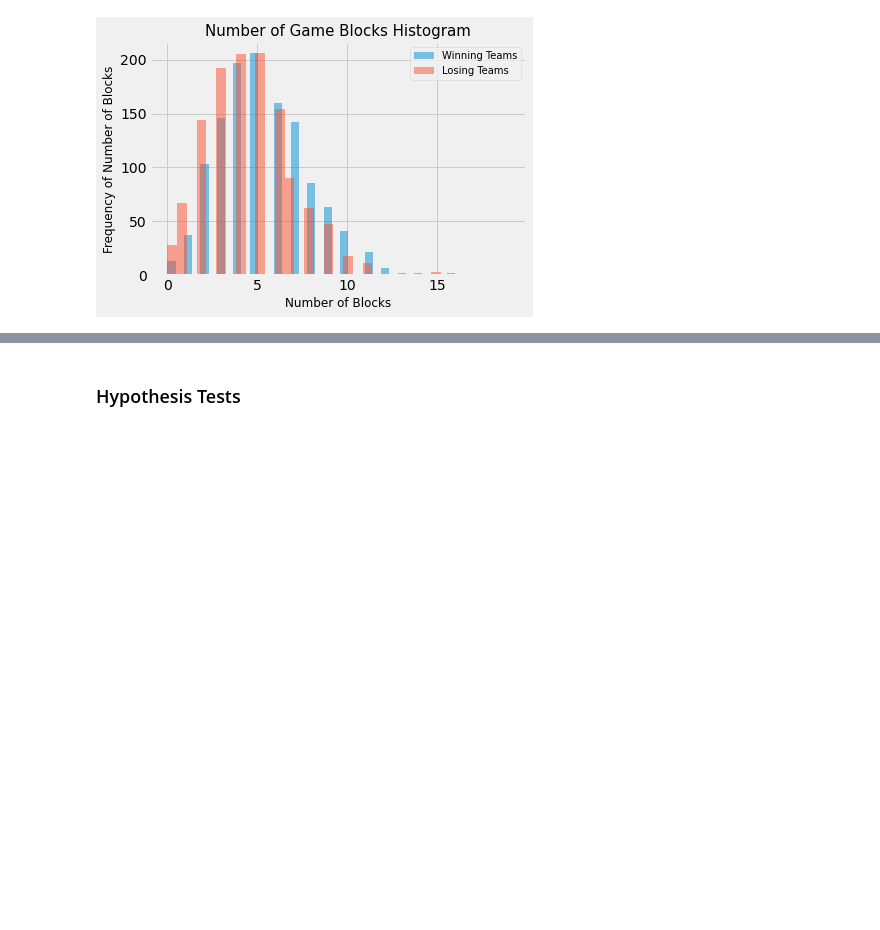
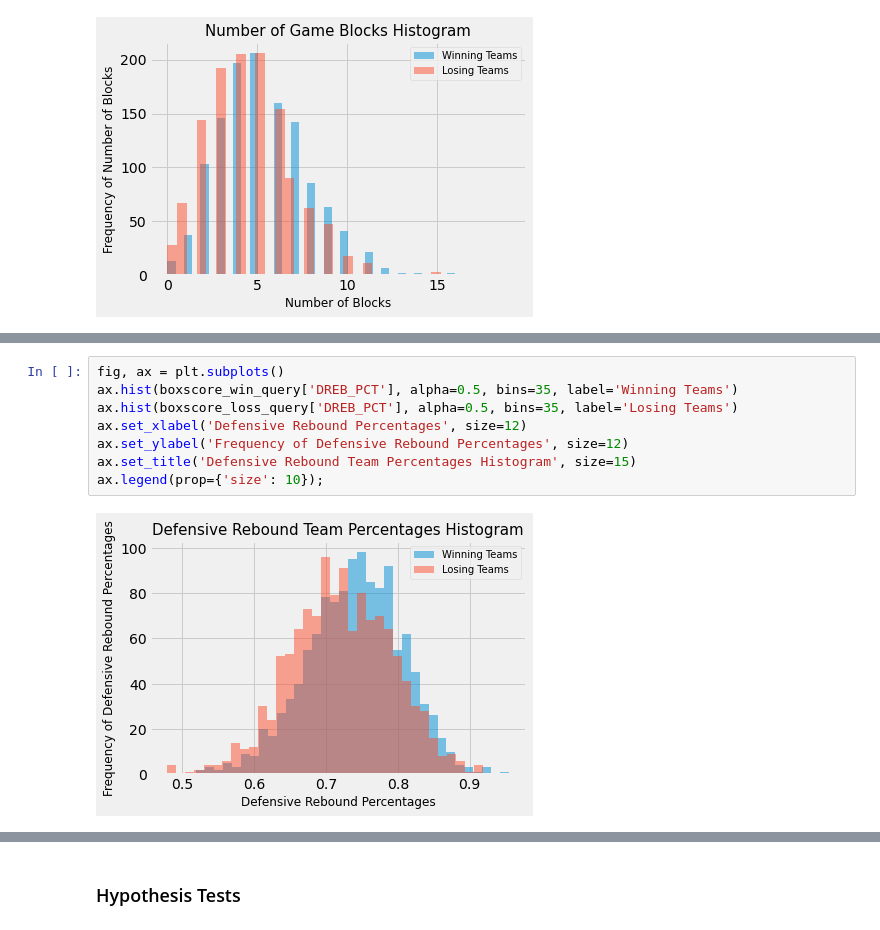
Before and after one commit to alicetsai1020/Off_v_Def_Play, a Jupyter notebook: draft.ipynb, the cells around one changed output, grey strips where cells are left out. Drawn from its saved outputs; the diff is of its cells as text; blank space fills up the shorter version.

```diff
--- a/draft.ipynb
+++ b/draft.ipynb
@@ -372,0 +403,10 @@ ax.legend(prop={'size': 10});
+# %%
+fig, ax = plt.subplots()
+ax.hist(boxscore_win_query['DREB_PCT'], alpha=0.5, bins=35, label='Winning Teams')
+ax.hist(boxscore_loss_query['DREB_PCT'], alpha=0.5, bins=35, label='Losing Teams')
+ax.set_xlabel('Defensive Rebound Percentages', size=12)
+ax.set_ylabel('Frequency of Defensive Rebound Percentages', size=12)
+ax.set_title('Defensive Rebound Team Percentages Histogram', size=15)
+ax.legend(prop={'size': 10});
+# %% [output]
+[figure, added]
```
Also changed, not shown: parts of 17 cells of this notebook.
